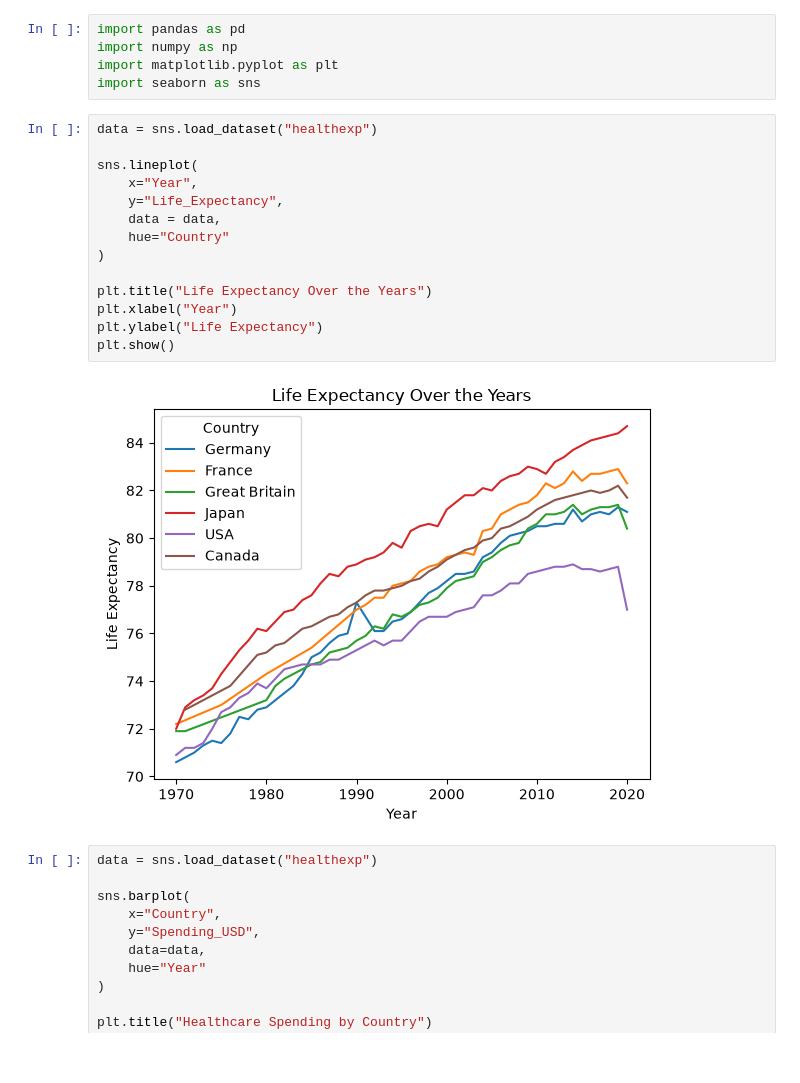
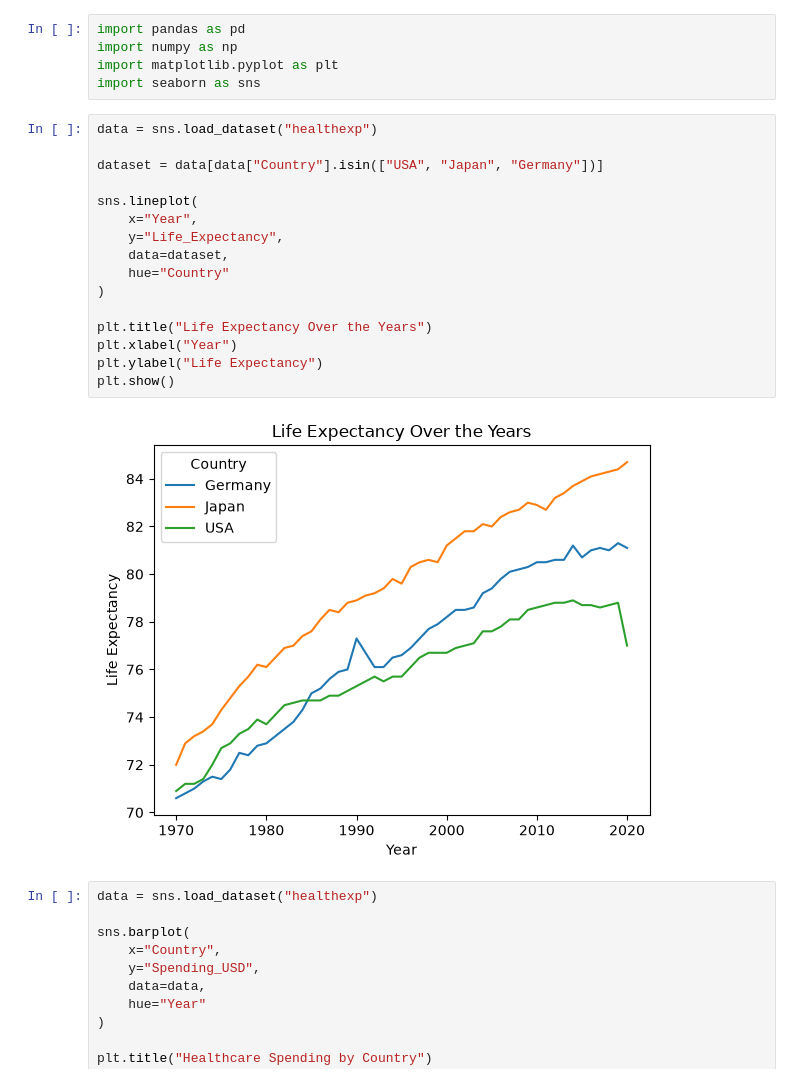
Before and after one commit to anghanshrey/Other, a Jupyter notebook: seaborn/seaborn.ipynb, the cells around one changed output. Saved outputs shown, nothing was run; the diff lists cells and outputs as text.

```diff
--- a/seaborn/seaborn.ipynb
+++ b/seaborn/seaborn.ipynb
@@ -5,20 +5,22 @@ import matplotlib.pyplot as plt
 import seaborn as sns
 # %%
 data = sns.load_dataset("healthexp")
+
+dataset = data[data["Country"].isin(["USA", "Japan", "Germany"])]
 
 sns.lineplot(
     x="Year",
     y="Life_Expectancy",
-    data = data,
+    data=dataset,
     hue="Country"
 )
 
 plt.title("Life Expectancy Over the Years")
 plt.xlabel("Year")
 plt.ylabel("Life Expectancy")
 plt.show()
 # %% [output]
-[figure, old version]
+[figure, new version]
 # %%
 data = sns.load_dataset("healthexp")
 
```
Also changed, not shown: 3 other files.
